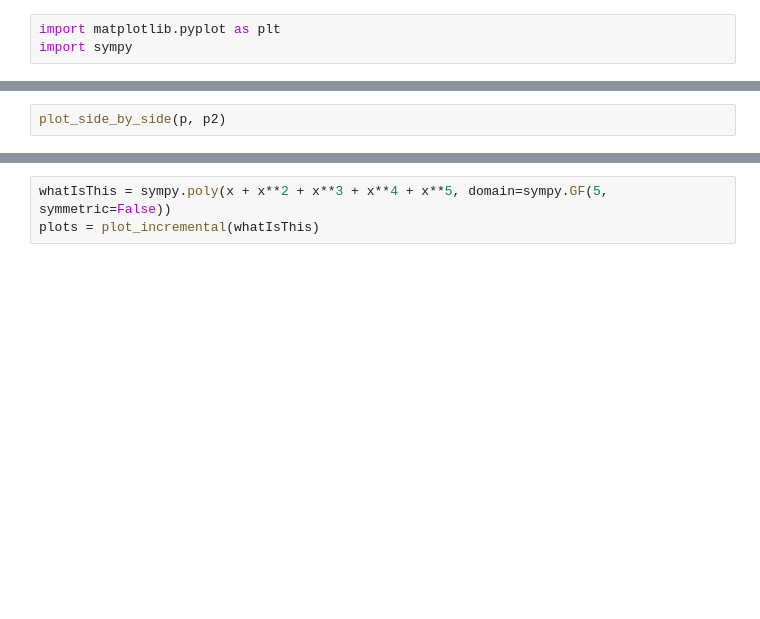
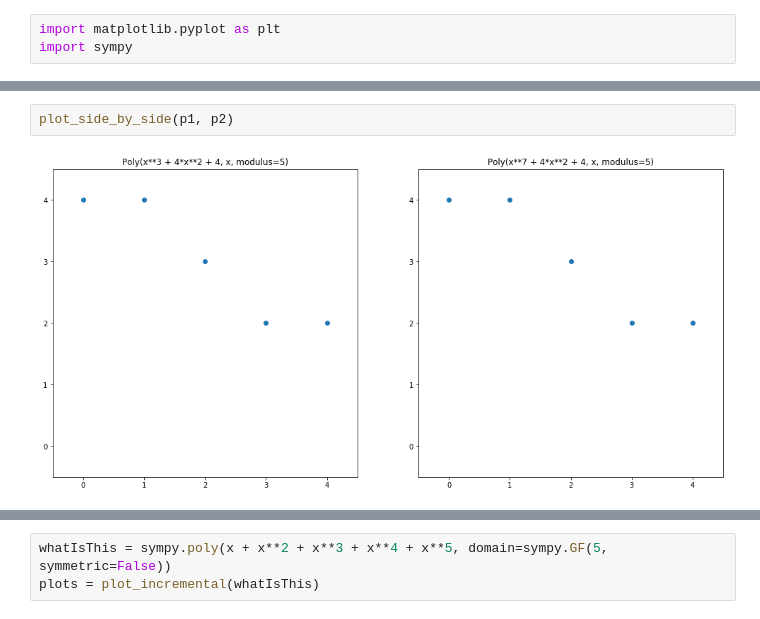
Before and after one commit to sagnibak/teaching, a Jupyter notebook: code/polynomial_demo.ipynb, the cells around one changed output, grey strips where cells are left out. Saved outputs shown, nothing was run; the diff lists cells and outputs as text; blank space fills up the shorter version.

```diff
--- a/code/polynomial_demo.ipynb
+++ b/code/polynomial_demo.ipynb
@@ -61,2 +82,4 @@ plots = plot_incremental(p)
 # %%
-plot_side_by_side(p, p2)
+plot_side_by_side(p1, p2)
+# %% [output]
+[figure, added]
```
Also changed, not shown: parts of 12 cells of this notebook, 3 other files.
